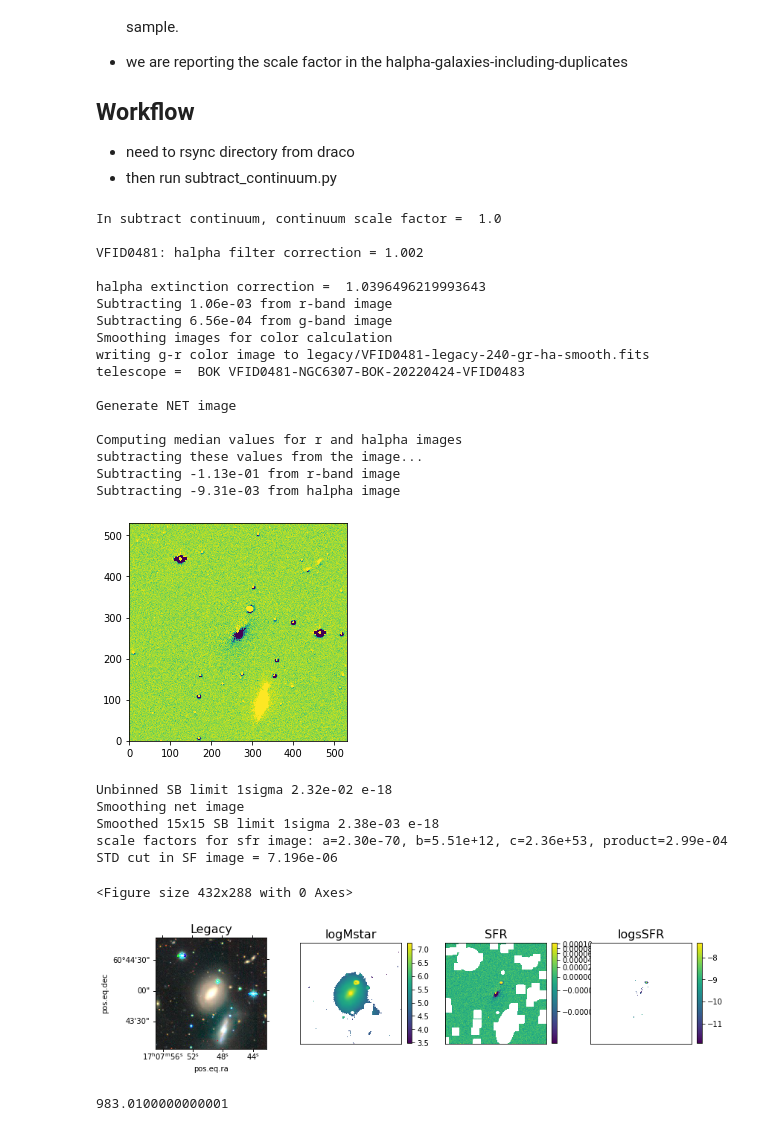
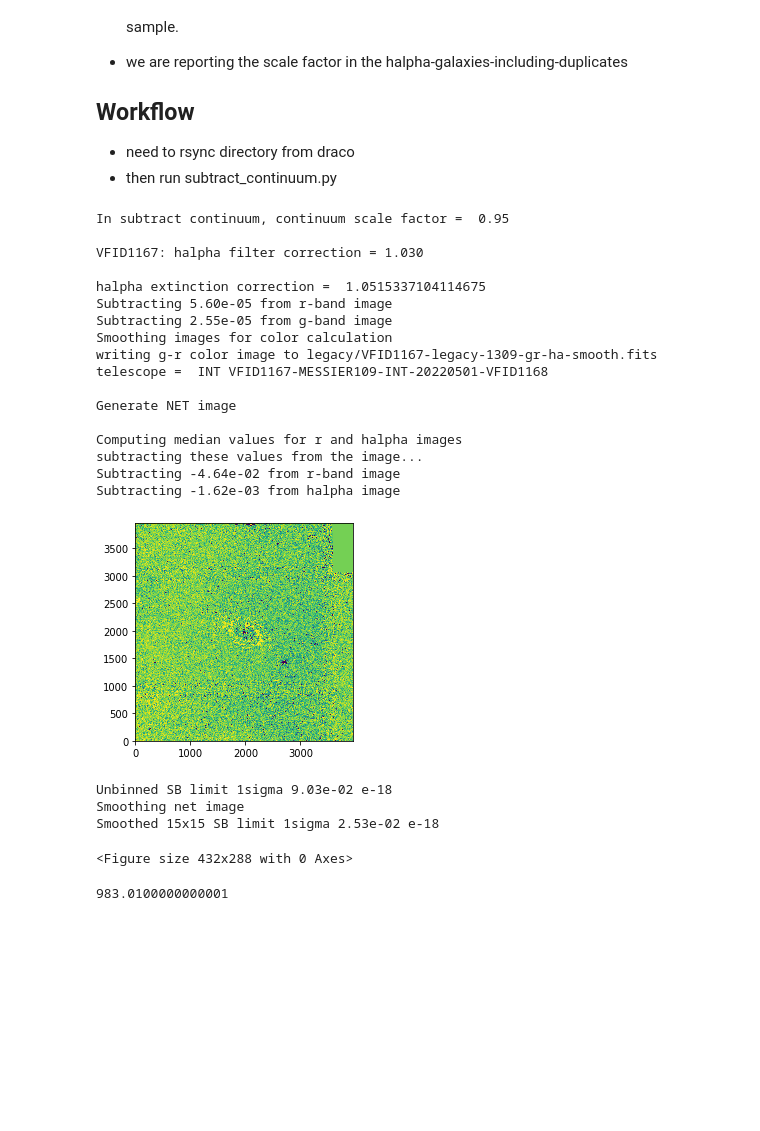
Before and after one commit to rfinn/havirgo, a Jupyter notebook: notebooks/RF_get_continuum_scale_halpha.ipynb, the cells around one changed output. Drawn from its saved outputs; the diff is of its cells as text; code cells hidden in the pictures; blank space fills up the shorter version.

Commit message:
additions for color-based continuum subtraction

```diff
--- a/notebooks/RF_get_continuum_scale_halpha.ipynb
+++ b/notebooks/RF_get_continuum_scale_halpha.ipynb
@@ -33,51 +33,51 @@ dirname = 'VFID0469-SDSSJ114145.90+605931.9-BOK-20210417-VFID0520'
 scalefactor = 1.0
 
 dirname = 'VFID0473-WISEAJ170712.75+605514.5-BOK-20220424-VFID0483'
 scalefactor = 1
 
 dirname = 'VFID0473-WISEAJ170712.75+605514.5-INT-20190603-p010'
 scalefactor = 1.0
 
 dirname = 'VFID0474-WISEAJ114424.53+605302.6-BOK-20210417-VFID0520'
 scalefactor = 1.0
 
 dirname = 'VFID0481-NGC6307-BOK-20220424-VFID0483'
 scalefactor = 1.0
 
+dirname = 'VFID1167-MESSIER109-INT-20220501-VFID1168'
+scalefactor = .95
+
 os.chdir(homedir+'/research/Virgo-dev/cont-sub-gr')
 # add scale factor for continuue after the directory name
 
 
 %run ~/github/havirgo/python/subtract_continuum.py $dirname $scalefactor
-%run ~/github/havirgo/python/make_mstar_image.py $dirname 0
+#%run ~/github/havirgo/python/make_mstar_image.py $dirname 0
 #%run ~/github/havirgo/python/get_gr_cont_phot.py $dirname
 #%run ~/github/havirgo/python/get_mstar_sfr_phot.py $dirname
 # %% [output]
-In subtract continuum, continuum scale factor =  1.0
+In subtract continuum, continuum scale factor =  0.95
 
-VFID0481: halpha filter correction = 1.002
+VFID1167: halpha filter correction = 1.030
 
-halpha extinction correction =  1.0396496219993643
-Subtracting 1.06e-03 from r-band image
-Subtracting 6.56e-04 from g-band image
+halpha extinction correction =  1.0515337104114675
+Subtracting 5.60e-05 from r-band image
+Subtracting 2.55e-05 from g-band image
 Smoothing images for color calculation
-writing g-r color image to legacy/VFID0481-legacy-240-gr-ha-smooth.fits
-telescope =  BOK VFID0481-NGC6307-BOK-20220424-VFID0483
+writing g-r color image to legacy/VFID1167-legacy-1309-gr-ha-smooth.fits
+telescope =  INT VFID1167-MESSIER109-INT-20220501-VFID1168
 
 Generate NET image
 
 Computing median values for r and halpha images
 subtracting these values from the image...
-Subtracting -1.13e-01 from r-band image
-Subtracting -9.31e-03 from halpha image
+Subtracting -4.64e-02 from r-band image
+Subtracting -1.62e-03 from halpha image
-[figure, old version]
+[figure, new version]
-Unbinned SB limit 1sigma 2.32e-02 e-18
+Unbinned SB limit 1sigma 9.03e-02 e-18
 Smoothing net image
-Smoothed 15x15 SB limit 1sigma 2.38e-03 e-18
-scale factors for sfr image: a=2.30e-70, b=5.51e+12, c=2.36e+53, product=2.99e-04
-STD cut in SF image = 7.196e-06
+Smoothed 15x15 SB limit 1sigma 2.53e-02 e-18
 <Figure size 432x288 with 0 Axes>
-[figure, removed]
 # %%
 2949.03/3
 # %% [output]
```
Also changed, not shown: parts of 5 cells of this notebook, 1 other file.
